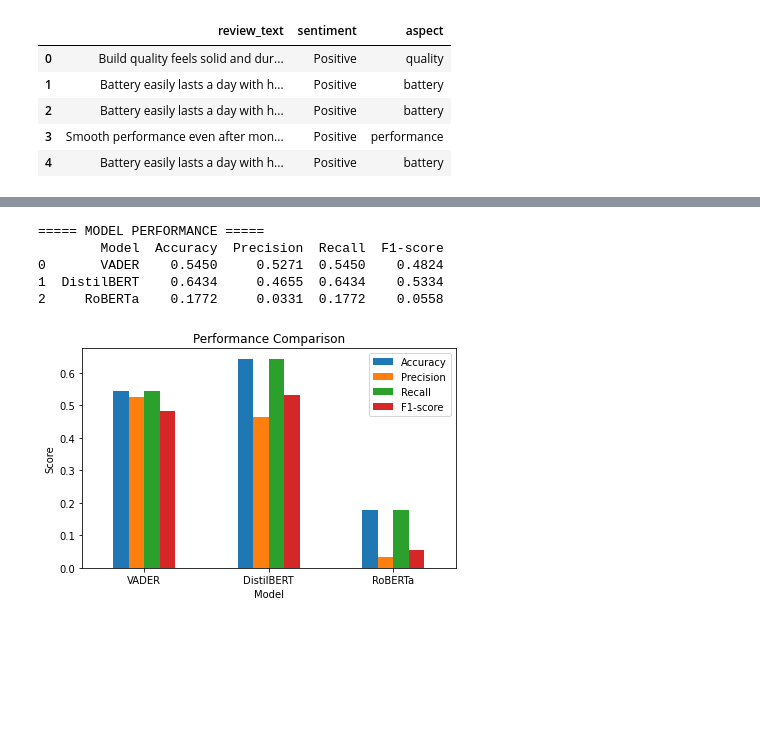
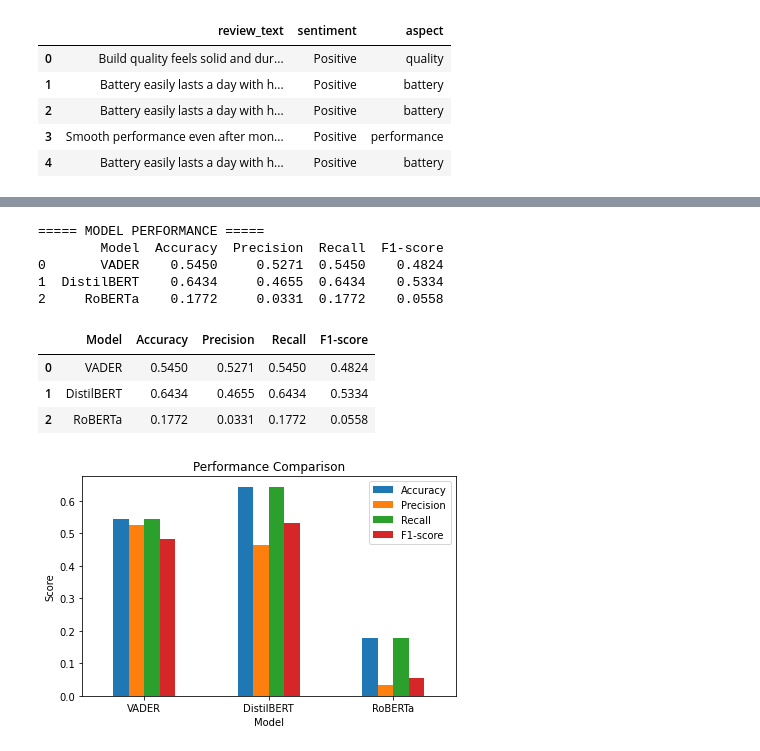
Before and after one commit to unibo-dtm-se-2324-Sentimazon/Sentimazon-Project, a Jupyter notebook: notebooks/Main.ipynb, the cells around one changed output, grey strips where cells are left out. Cells and saved outputs as stored; diff of their text form; code cells hidden in the pictures; blank space fills up the shorter version.

Commit message:
refactor(evaluation): move performance metrics into module

```diff
--- a/notebooks/Main.ipynb
+++ b/notebooks/Main.ipynb
@@ -160,63 +164,24 @@ RoBERTa time per sample: 0.107579 seconds
 | 3 | Smooth performance even after mon... | Positive | performance | -0.5719 | 0.320 | 0.000 | ... |
 | 4 | Battery easily lasts a day with h... | Positive | battery | -0.3182 | 0.292 | 0.149 | ... |
 # %%
-phrasesDF['sentiment'] = phrasesDF['sentiment'].str.strip().str.capitalize()
-phrasesDF['vader_label'] = phrasesDF['vader_label'].str.strip().str.capitalize()
-phrasesDF['DistilBERT_transformer_sentiment'] = (
-    phrasesDF['DistilBERT_transformer_sentiment']
-    .str.strip()
-    .str.capitalize()
-)
-phrasesDF['RoBERTa_transformer_sentiment'] = (
-    phrasesDF['RoBERTa_transformer_sentiment']
-    .str.strip()
-    .str.capitalize()
-)
-phrasesDF['RoBERTa_transformer_sentiment'] = (
-    phrasesDF['RoBERTa_transformer_sentiment']
-    .replace('Neutral', 'Negative')
-)
+phrasesDF = normalize_sentiment_labels(phrasesDF)
+
+results_table = create_results_table(phrasesDF)
+
+print("\n===== MODEL PERFORMANCE =====")
+print(results_table)
+
+results_table
+# %% [output]
+===== MODEL PERFORMANCE =====
+        Model  Accuracy  Precision  Recall  F1-score
+0       VADER    0.5450     0.5271  0.5450    0.4824
+1  DistilBERT    0.6434     0.4655  0.6434    0.5334
+2     RoBERTa    0.1772     0.0331  0.1772    0.0558
+|  | Model | Accuracy | Precision | Recall | F1-score |
+| 0 | VADER | 0.5450 | 0.5271 | 0.5450 | 0.4824 |
+| 1 | DistilBERT | 0.6434 | 0.4655 | 0.6434 | 0.5334 |
+| 2 | RoBERTa | 0.1772 | 0.0331 | 0.1772 | 0.0558 |
-# %%
-from sklearn.metrics import accuracy_score, precision_recall_fscore_support
-import pandas as pd
-
-def compute_metrics(y_true, y_pred):
-    acc = accuracy_score(y_true, y_pred)
-    precision, recall, f1, _ = precision_recall_fscore_support(
-        y_true,
-        y_pred,
-        average='weighted',
-        zero_division=0
-    )
-    return acc, precision, recall, f1
-v_acc, v_prec, v_rec, v_f1 = compute_metrics(
-    phrasesDF['sentiment'],
-    phrasesDF['vader_label']
-)
-d_acc, d_prec, d_rec, d_f1 = compute_metrics(
-    phrasesDF['sentiment'],
-    phrasesDF['DistilBERT_transformer_sentiment']
-)
-r_acc, r_prec, r_rec, r_f1 = compute_metrics(
-    phrasesDF['sentiment'],
-    phrasesDF['RoBERTa_transformer_sentiment']
-)
-results_table = pd.DataFrame({
-    'Model': ['VADER', 'DistilBERT', 'RoBERTa'],
-    'Accuracy': [v_acc, d_acc, r_acc],
-    'Precision': [v_prec, d_prec, r_prec],
-    'Recall': [v_rec, d_rec, r_rec],
-    'F1-score': [v_f1, d_f1, r_f1]
-})
-results_table = results_table.round(4)
-print("\n===== MODEL PERFORMANCE =====")
-print(results_table)
-# %% [output]
-===== MODEL PERFORMANCE =====
-        Model  Accuracy  Precision  Recall  F1-score
-0       VADER    0.5450     0.5271  0.5450    0.4824
-1  DistilBERT    0.6434     0.4655  0.6434    0.5334
-2     RoBERTa    0.1772     0.0331  0.1772    0.0558
 # %%
 import matplotlib.pyplot as plt
 
```
Also changed, not shown: parts of 4 cells of this notebook, 1 other file.
